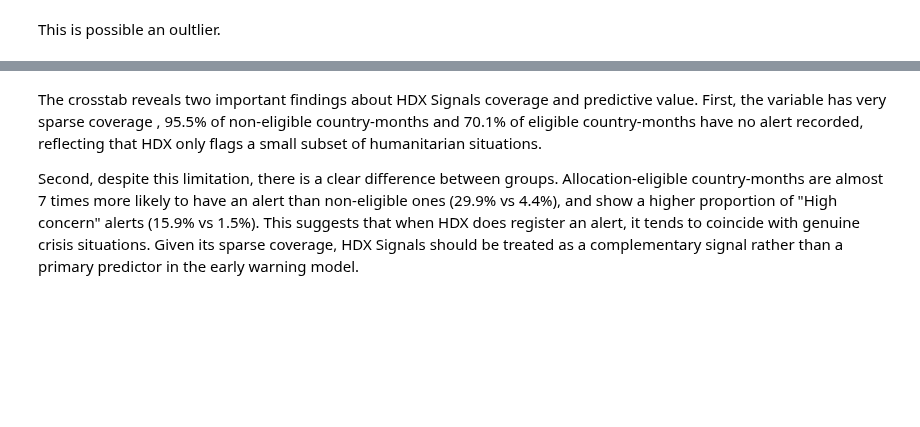
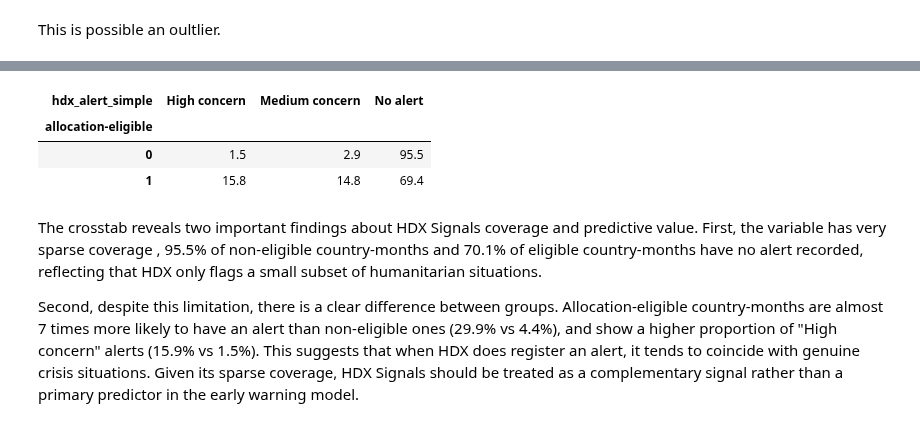
Before and after one commit to gallagelpi/Master_thesis, a Jupyter notebook: pipeline/EDA.ipynb, the cells around one changed output, grey strips where cells are left out. Cells and saved outputs as stored; diff of their text form; code cells hidden in the pictures; blank space fills up the shorter version.

```diff
--- a/pipeline/EDA.ipynb
+++ b/pipeline/EDA.ipynb
@@ -534,3 +534,11 @@ crosstab_result
+# %%
+# De todos los allocation-eligible, cuantos tienen alguna alerta
+pd.crosstab(df['allocation-eligible'], df['hdx_alert_simple'], normalize='index').round(3) * 100
+# %% [output]
+| hdx_alert_simple | High concern | Medium concern | No alert |
+| allocation-eligible |  |  |  |
+| 0 | 1.5 | 2.9 | 95.5 |
+| 1 | 15.8 | 14.8 | 69.4 |
 # %% [markdown]
 The crosstab reveals two important findings about HDX Signals coverage and predictive value. First, the variable has very sparse coverage , 95.5% of non-eligible country-months and 70.1% of eligible country-months have no alert recorded, reflecting that HDX only flags a small subset of humanitarian situations.
 
```
Also changed, not shown: parts of 10 cells of this notebook.
